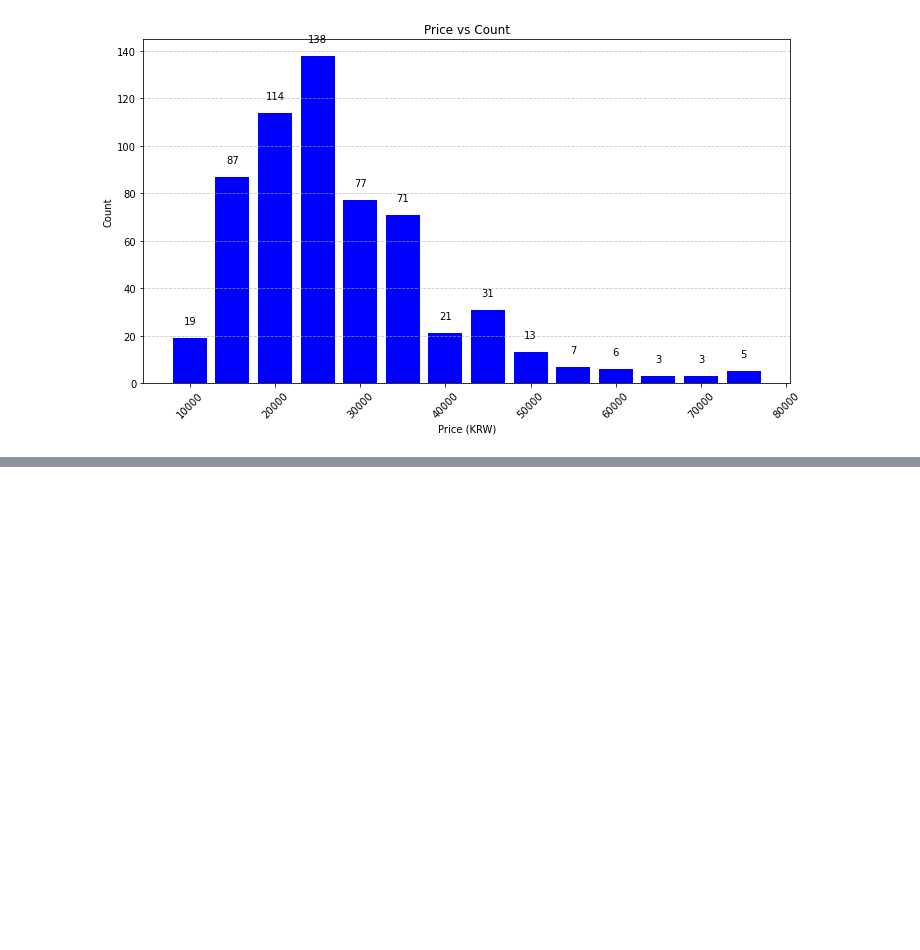
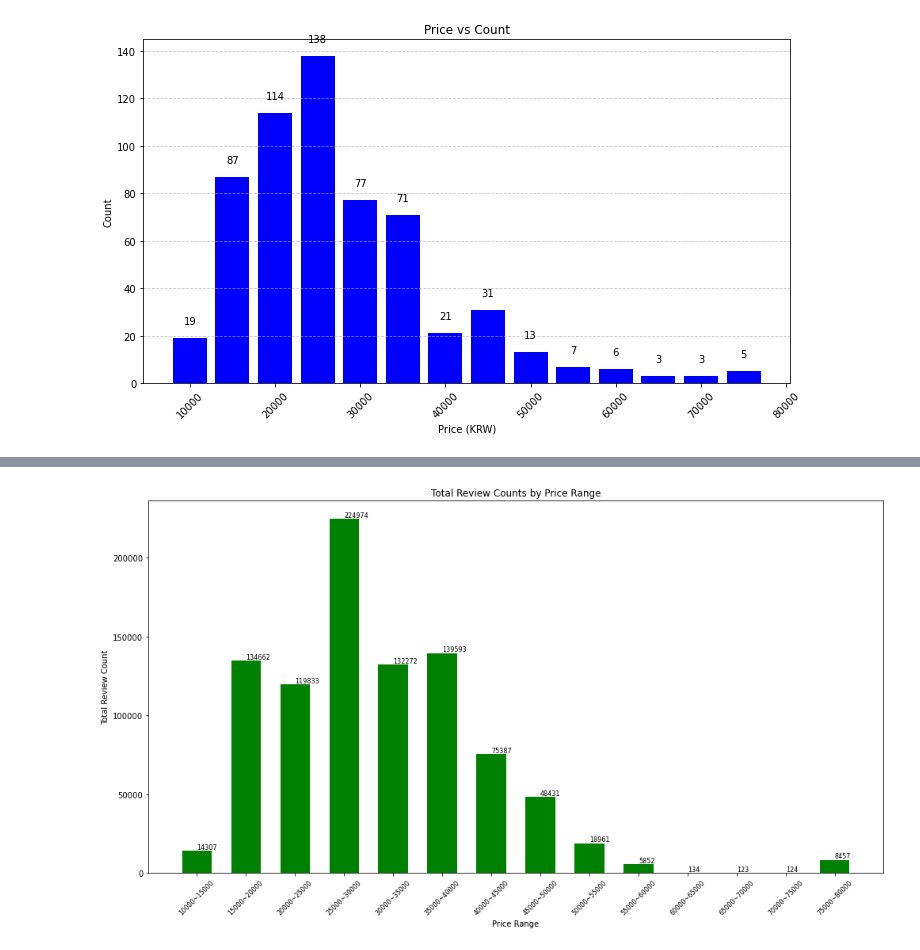
Before and after one commit to lnylnylnylny/Crawling, a Jupyter notebook: 올리브영.ipynb, the cells around one changed output, grey strips where cells are left out. Saved outputs shown, nothing was run; the diff lists cells and outputs as text; code cells hidden in the pictures; blank space fills up the shorter version.

```diff
--- a/올리브영.ipynb
+++ b/올리브영.ipynb
@@ -385,0 +356,40 @@ plt.show()
+# %%
+# 총리뷰 개수와 5000원단위의 상품의 그래프
+
+# 5000원 단위 범위 설정
+price_ranges = [(10000, 15000), (15000, 20000), (20000, 25000), (25000, 30000),
+                (30000, 35000), (35000, 40000), (40000, 45000), (45000, 50000),
+                (50000, 55000), (55000, 60000), (60000, 65000), (65000, 70000),
+                (70000, 75000), (75000, 80000)]
+
+# 각 가격 범위에 대한 review_cnt_total 계산
+review_cnt_totals = []
+price_range_labels = []
+
+for start_price, end_price in price_ranges:
+    # 데이터 필터링
+    data = real_data[(real_data.price < end_price) & (real_data.price >= start_price)]
+
+    # review_cnt_total 계산
+    review_cnt_total = data['review_cnt'].sum()
+    review_cnt_totals.append(review_cnt_total)
+    price_range_labels.append(f'{start_price}~{end_price}')
+
+# 바 그래프 그리기
+plt.figure(figsize=(14, 8))
+bars = plt.bar(price_range_labels, review_cnt_totals, color='green', width=0.6)
+
+# 바 그래프 위에 값 작성
+for bar in bars:
+    yval = bar.get_height()
+    plt.text(bar.get_x() + bar.get_width() / 2, yval, round(yval, 2), va='bottom', fontsize=8)
+
+plt.title('Total Review Counts by Price Range')
+plt.xlabel('Price Range')
+plt.ylabel('Total Review Count')
+
+plt.xticks(rotation=45, fontsize=8)
+plt.tight_layout()
+plt.show()
+# %% [output]
+[figure, added]
```
Also changed, not shown: parts of 10 cells of this notebook.
